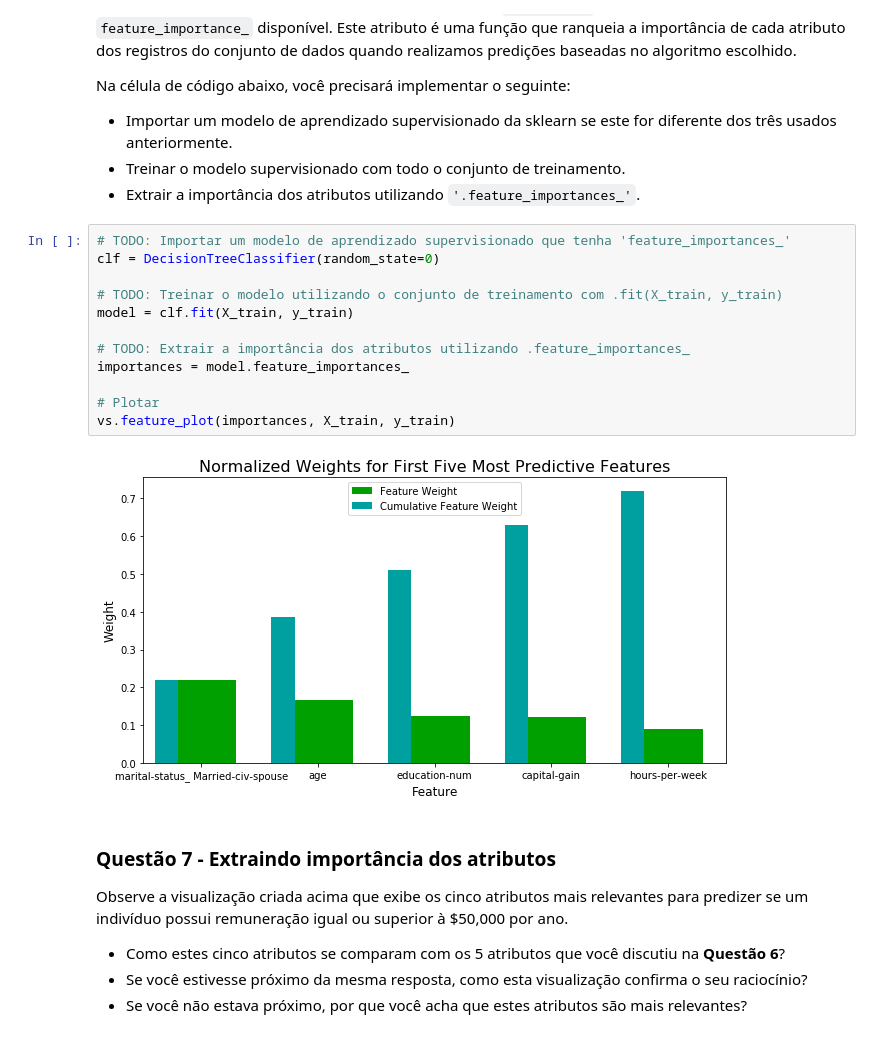
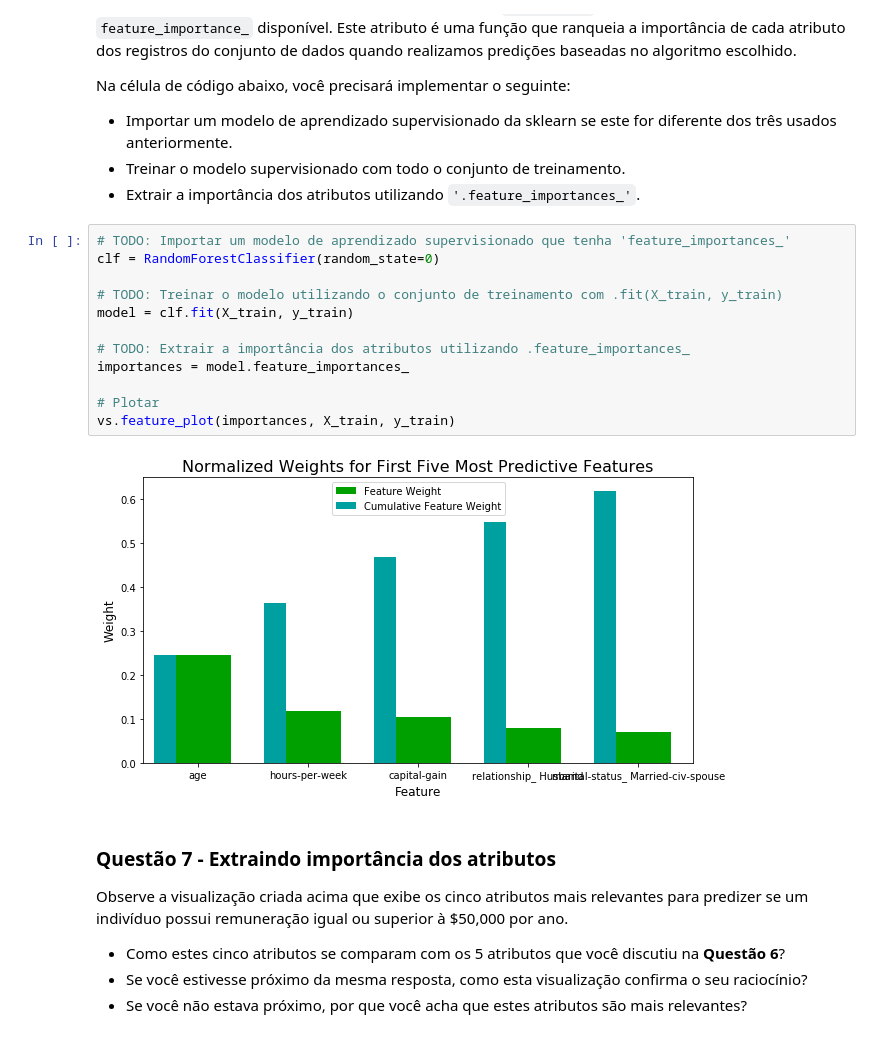
Before and after one commit to silvioAL/projeto-finding-donors, a Jupyter notebook: finding_donors_PT.ipynb, the cells around one changed output. Drawn from its saved outputs; the diff is of its cells as text.

```diff
--- a/finding_donors_PT.ipynb
+++ b/finding_donors_PT.ipynb
@@ -599,18 +599,18 @@ Na célula de código abaixo, você precisará implementar o seguinte:
  - Extrair a importância dos atributos utilizando `'.feature_importances_'`.
 # %%
 # TODO: Importar um modelo de aprendizado supervisionado que tenha 'feature_importances_'
-clf = DecisionTreeClassifier(random_state=0)
+clf = RandomForestClassifier(random_state=0)
 
 # TODO: Treinar o modelo utilizando o conjunto de treinamento com .fit(X_train, y_train)
 model = clf.fit(X_train, y_train)
 
 # TODO: Extrair a importância dos atributos utilizando .feature_importances_
 importances = model.feature_importances_
 
 # Plotar
 vs.feature_plot(importances, X_train, y_train)
 # %% [output]
-[figure, old version]
+[figure, new version]
 # %% [markdown]
 ### Questão 7 - Extraindo importância dos atributos
 
```
Also changed, not shown: 1 other file.
